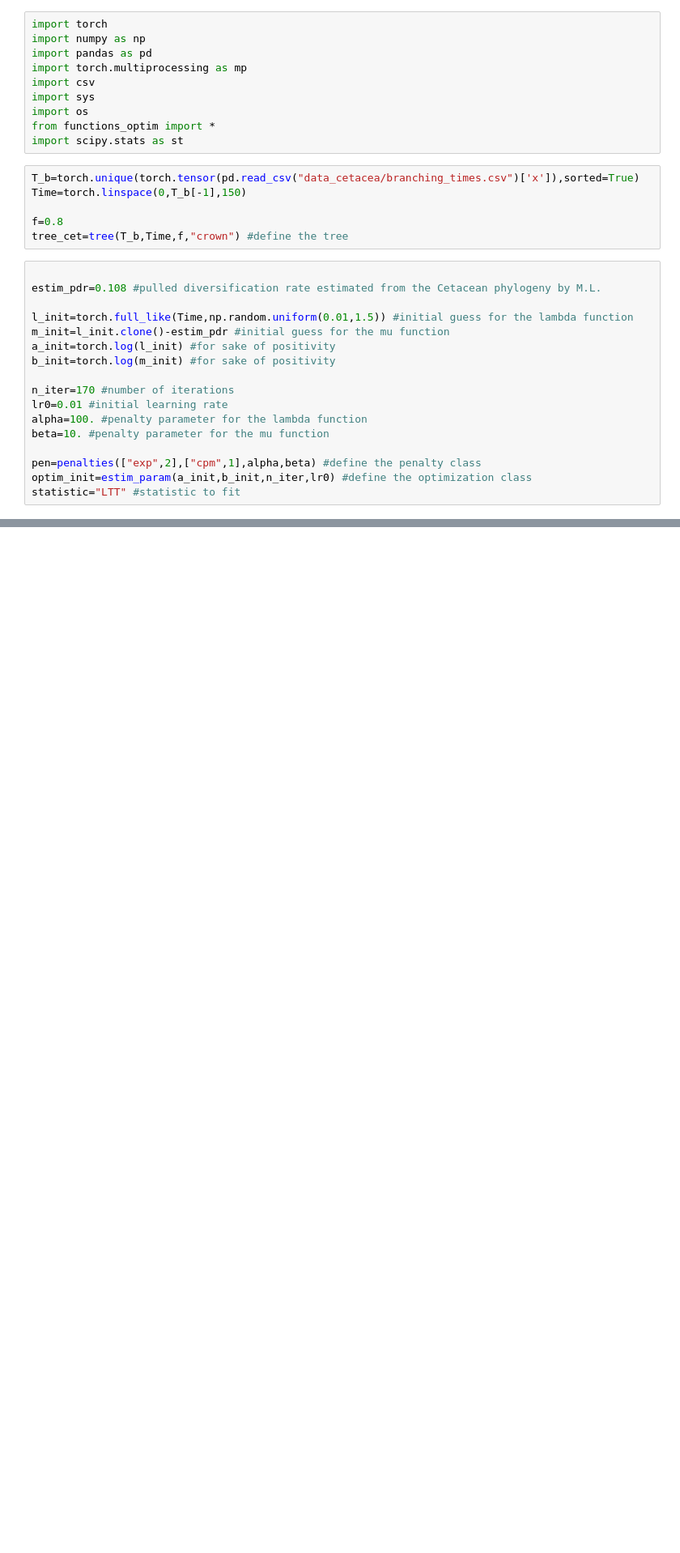
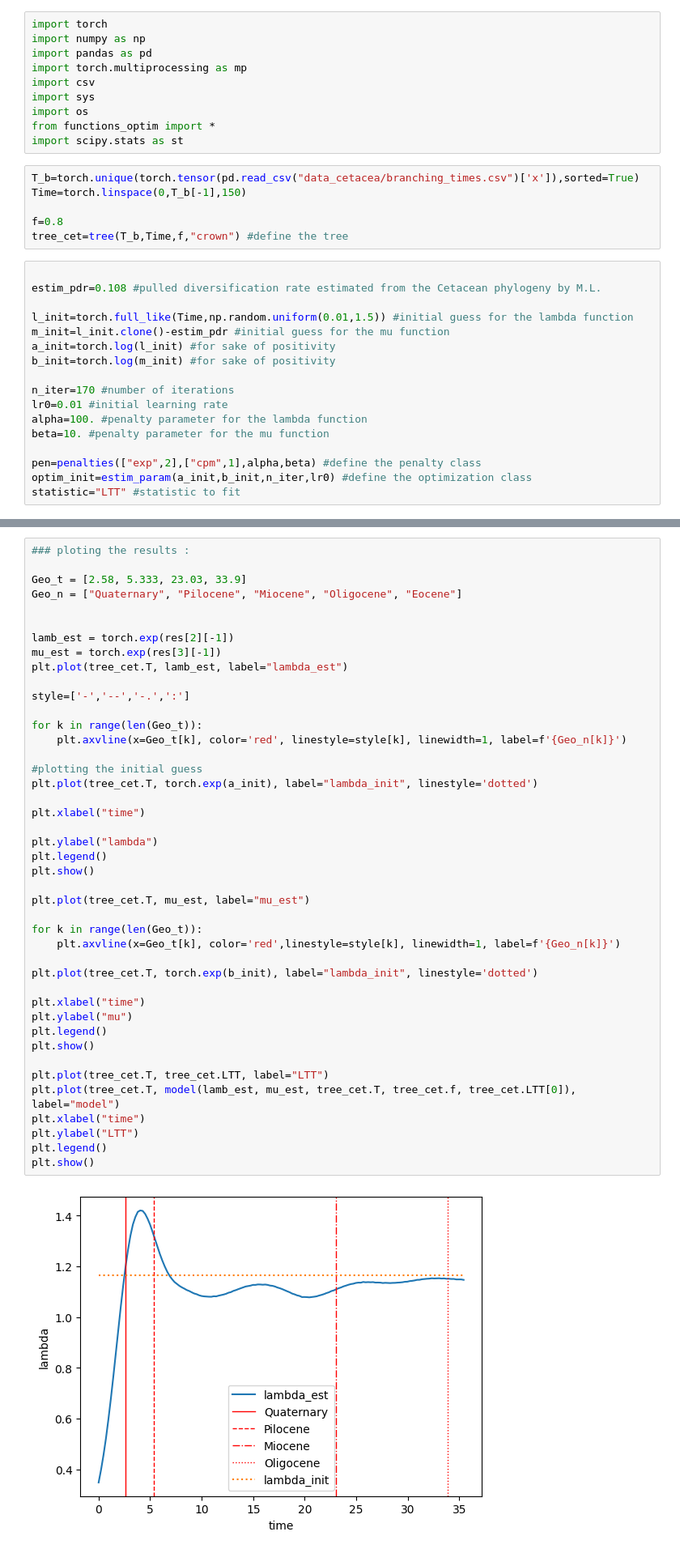
Before and after one commit to JeanVel/Internship-LPSM-IBENS, a Jupyter notebook: Python/example.ipynb, the cells around one changed output, grey strips where cells are left out. Shown at 81% size. Saved outputs shown, nothing was run; the diff lists cells and outputs as text; blank space fills up the shorter version.

```diff
--- a/Python/example.ipynb
+++ b/Python/example.ipynb
@@ -56,0 +56,45 @@ Gradient Norm :  337.3689270019531
+# %%
+### ploting the results :
+
+Geo_t = [2.58, 5.333, 23.03, 33.9]
+Geo_n = ["Quaternary", "Pilocene", "Miocene", "Oligocene", "Eocene"]
+
+
+lamb_est = torch.exp(res[2][-1])
+mu_est = torch.exp(res[3][-1])
+plt.plot(tree_cet.T, lamb_est, label="lambda_est")
+
+style=['-','--','-.',':']
+
+for k in range(len(Geo_t)):
+    plt.axvline(x=Geo_t[k], color='red', linestyle=style[k], linewidth=1, label=f'{Geo_n[k]}')
+
+#plotting the initial guess
+plt.plot(tree_cet.T, torch.exp(a_init), label="lambda_init", linestyle='dotted')
+
+plt.xlabel("time")
+
+plt.ylabel("lambda")
+plt.legend()
+plt.show()
+
+plt.plot(tree_cet.T, mu_est, label="mu_est")
+
+for k in range(len(Geo_t)):
+    plt.axvline(x=Geo_t[k], color='red',linestyle=style[k], linewidth=1, label=f'{Geo_n[k]}')
+
+plt.plot(tree_cet.T, torch.exp(b_init), label="lambda_init", linestyle='dotted')
+
+plt.xlabel("time")
+plt.ylabel("mu")
+plt.legend()
+plt.show()
+
+plt.plot(tree_cet.T, tree_cet.LTT, label="LTT")
+plt.plot(tree_cet.T, model(lamb_est, mu_est, tree_cet.T, tree_cet.f, tree_cet.LTT[0]), label="model")
+plt.xlabel("time")
+plt.ylabel("LTT")
+plt.legend()
+plt.show()
+# %% [output]
+[figure, added]
```
Also changed, not shown: parts of 2 cells of this notebook, 2 other files.
